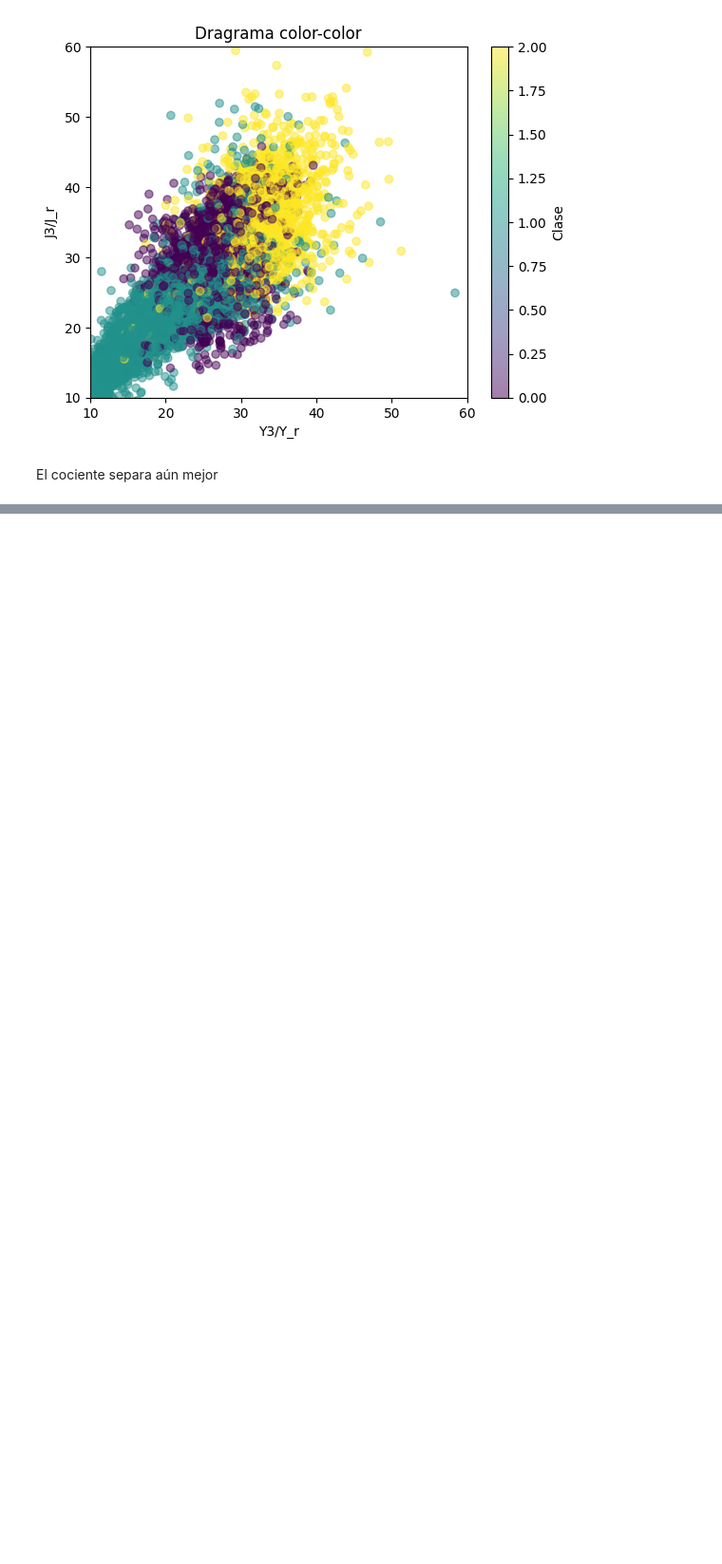
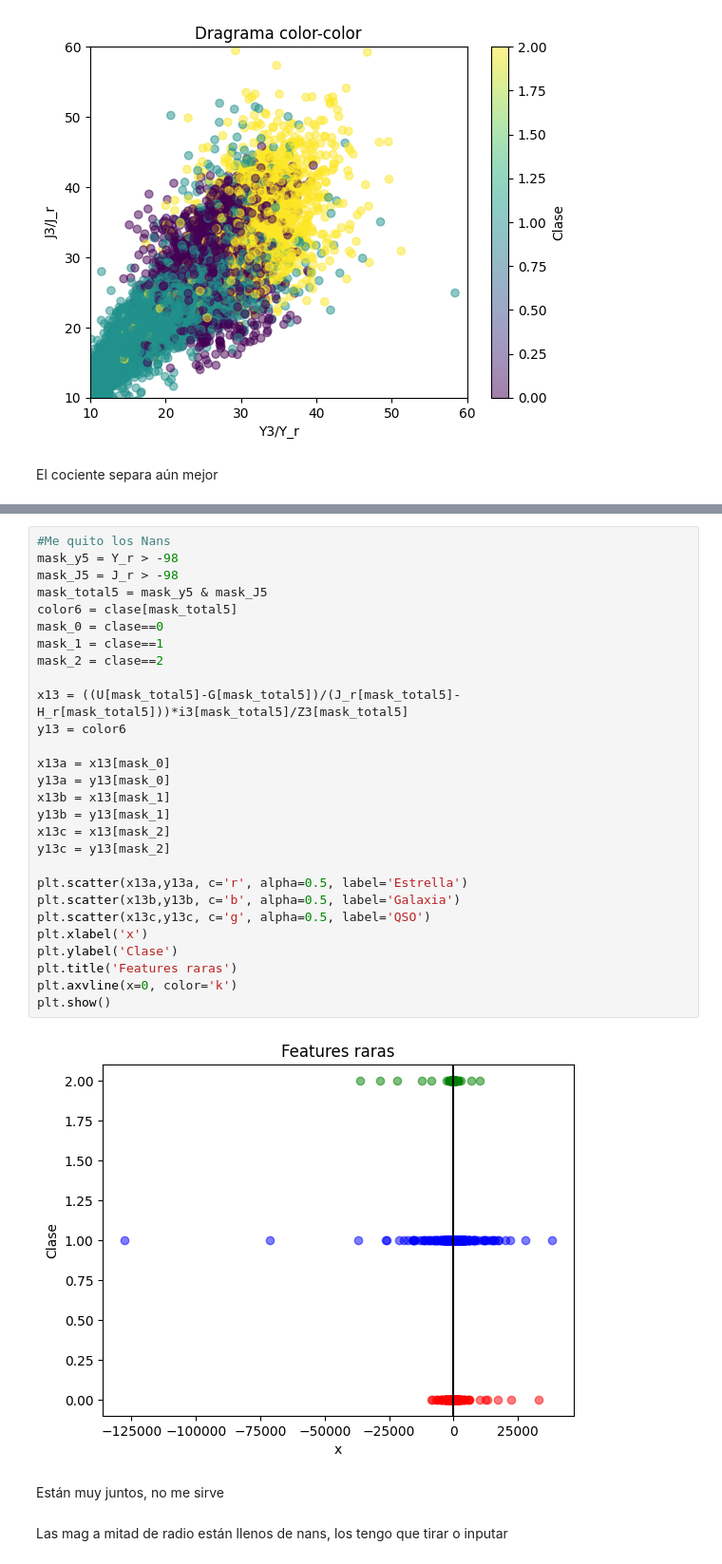
Before and after one commit to HombreRo12/Astromet_2024, a Jupyter notebook: Tp5/Exploración.ipynb, the cells around one changed output, grey strips where cells are left out. Shown at 95% size. Saved outputs shown, nothing was run; the diff lists cells and outputs as text; blank space fills up the shorter version.

```diff
--- a/Tp5/Exploración.ipynb
+++ b/Tp5/Exploración.ipynb
@@ -360,0 +380,34 @@ La idea es entonces quitar todos los datos con Nans en los radios y agregar los
+# %%
+#Me quito los Nans
+mask_y5	= Y_r > -98
+mask_J5 = J_r > -98
+mask_total5	= mask_y5 & mask_J5
+color6 = clase[mask_total5]
+mask_0 = clase==0
+mask_1 = clase==1
+mask_2 = clase==2
+
+x13 = ((U[mask_total5]-G[mask_total5])/(J_r[mask_total5]-H_r[mask_total5]))*i3[mask_total5]/Z3[mask_total5]
+y13 = color6
+
+x13a = x13[mask_0]
+y13a = y13[mask_0]
+x13b = x13[mask_1]
+y13b = y13[mask_1]
+x13c = x13[mask_2]
+y13c = y13[mask_2]
+
+plt.scatter(x13a,y13a, c='r', alpha=0.5, label='Estrella')
+plt.scatter(x13b,y13b, c='b', alpha=0.5, label='Galaxia')
+plt.scatter(x13c,y13c, c='g', alpha=0.5, label='QSO')
+plt.xlabel('x')
+plt.ylabel('Clase')
+plt.title('Features raras')
+plt.axvline(x=0, color='k')
+plt.show()
+# %% [output]
+[figure, added]
+# %% [markdown]
+Están muy juntos, no me sirve
+# %% [markdown]
+Las mag a mitad de radio están llenos de nans, los tengo que tirar o inputar
```
Also changed, not shown: parts of 2 cells of this notebook, 8 other files.
